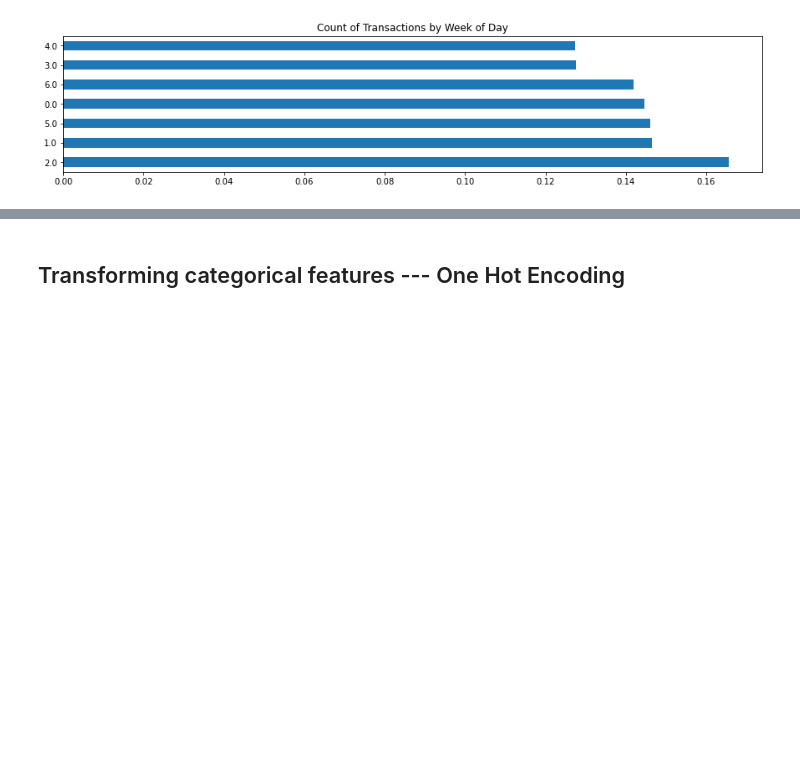
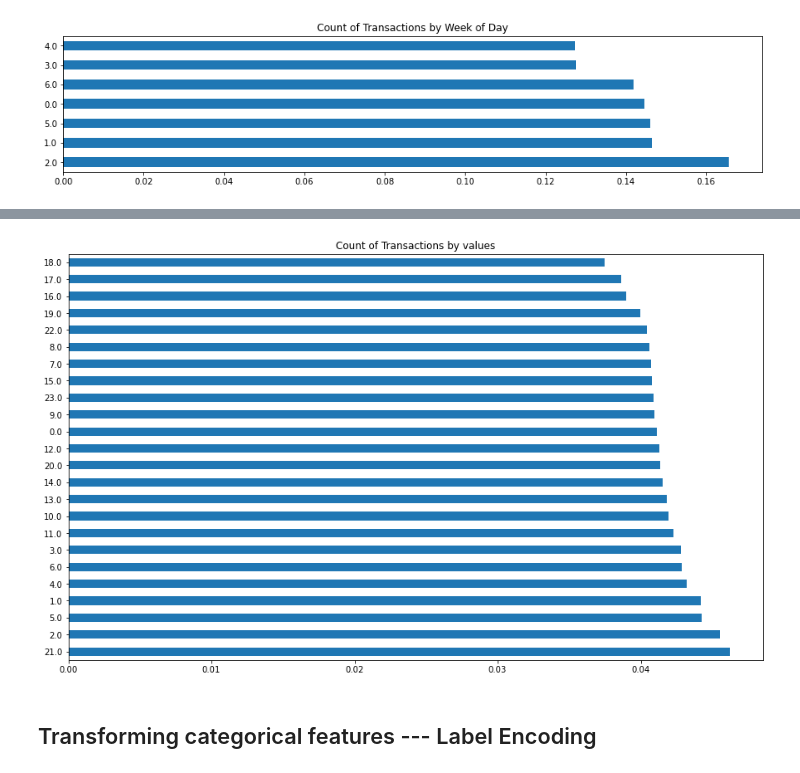
Before and after one commit to ireydiak/fraud_detection, a Jupyter notebook: fraud_detection/wanlin/preprocessing/preprocessing.ipynb, the cells around one changed output, grey strips where cells are left out. Cells and saved outputs as stored; diff of their text form; code cells hidden in the pictures; blank space fills up the shorter version.

```diff
--- a/fraud_detection/wanlin/preprocessing/preprocessing.ipynb
+++ b/fraud_detection/wanlin/preprocessing/preprocessing.ipynb
@@ -439,5 +433,5 @@ train['Trans_DayOfWeek'].value_counts()
 4.0    75260
 Name: Trans_DayOfWeek, dtype: int64
 # %%
-train['Trans_DayOfWeek'] = (train['TransactionDT']%7).round(0)
-train['Trans_DayOfWeek'].value_counts()
+test['Trans_DayOfWeek'] = (test['TransactionDT']%7).round(0)
+test['Trans_DayOfWeek'].value_counts()
@@ -456,0 +457,3 @@ plt.show()
+# %%
+train['Trans_hours'] = (train['TransactionDT']%24).round(0)
+train['Trans_hours'].value_counts()
@@ -456,0 +499,8 @@ plt.show()
+# %%
+train['Trans_hours'].value_counts(dropna=False, normalize=True)\
+.plot(kind='barh',
+          figsize=(15, 9),
+         title='Count of Transactions by values')
+plt.show()
+# %% [output]
+[figure, added]
@@ -457,5 +513,5 @@ plt.show()
 # %% [markdown]
-## Transforming categorical features --- One Hot Encoding
+## Transforming categorical features --- Label Encoding
 # %%
 col_object = train.dtypes[train.dtypes == 'object']
 print(col_object)
```
Also changed, not shown: parts of 67 cells of this notebook, 1 other file.
